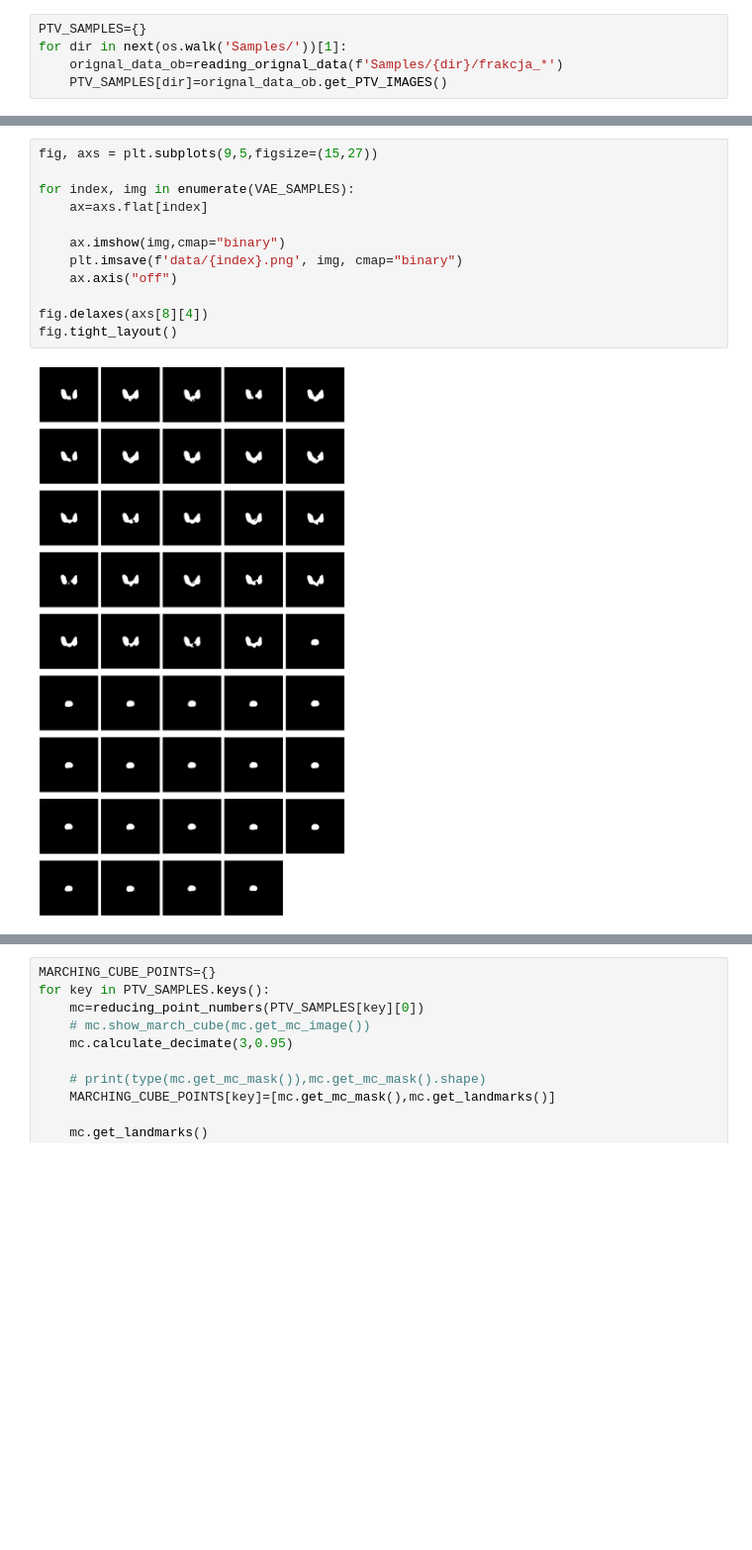
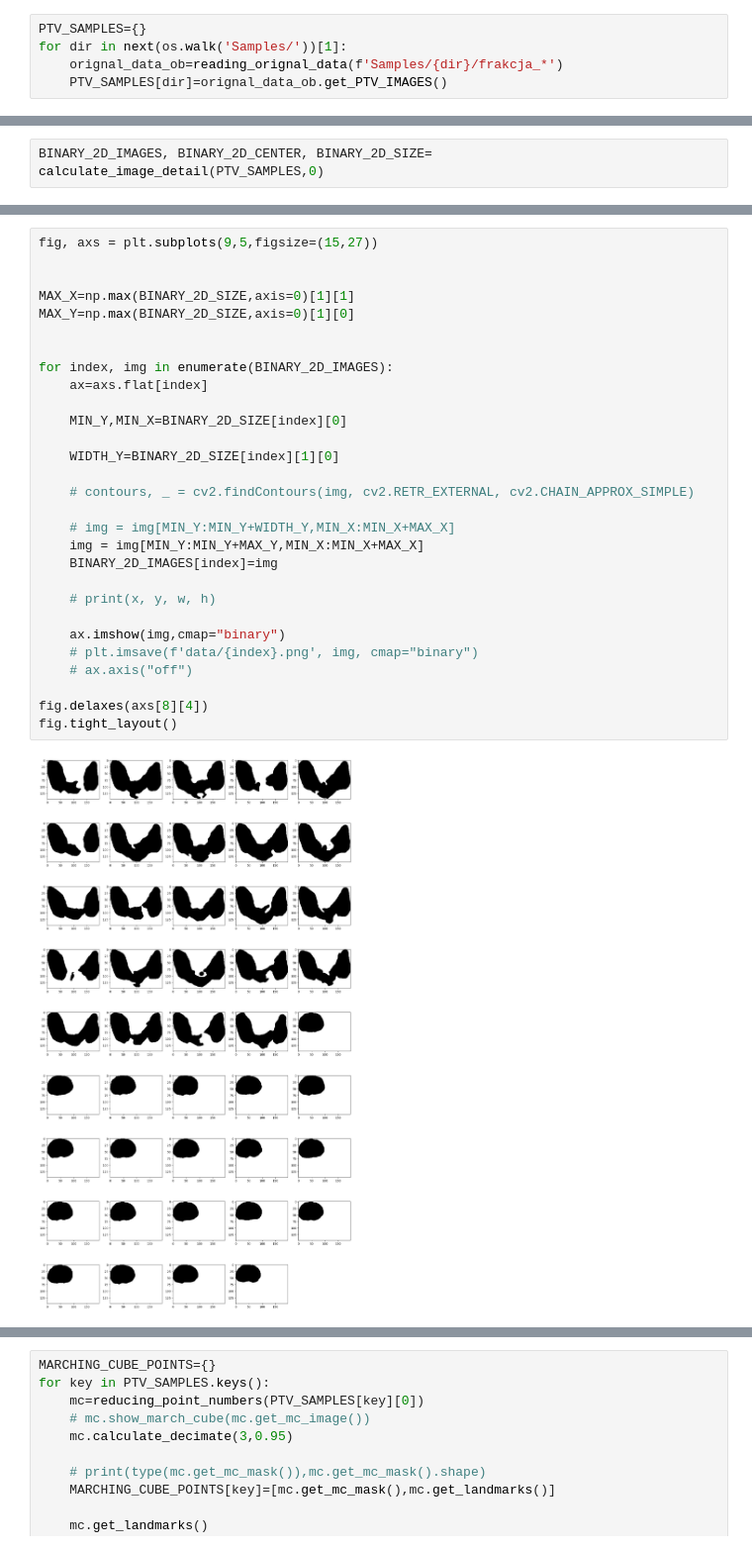
Before and after one commit to Niyaz94/PHD_Statistical_Model_Shape, a Jupyter notebook: Script.ipynb, the cells around one changed output, grey strips where cells are left out. Shown at 99% size. Drawn from its saved outputs; the diff is of its cells as text; blank space fills up the shorter version.

```diff
--- a/Script.ipynb
+++ b/Script.ipynb
@@ -491,0 +490,2 @@ for key, images in PTV_SAMPLES.items():
+# %%
+BINARY_2D_IMAGES, BINARY_2D_CENTER, BINARY_2D_SIZE= calculate_image_detail(PTV_SAMPLES,0)
@@ -492,14 +526,31 @@ for key, images in PTV_SAMPLES.items():
 # %%
 fig, axs = plt.subplots(9,5,figsize=(15,27))
 
-for index, img in enumerate(VAE_SAMPLES):
+
+MAX_X=np.max(BINARY_2D_SIZE,axis=0)[1][1]
+MAX_Y=np.max(BINARY_2D_SIZE,axis=0)[1][0]
+
+
+for index, img in enumerate(BINARY_2D_IMAGES):
     ax=axs.flat[index]
 
+    MIN_Y,MIN_X=BINARY_2D_SIZE[index][0]
+
+    WIDTH_Y=BINARY_2D_SIZE[index][1][0]
+
+    # contours, _ = cv2.findContours(img, cv2.RETR_EXTERNAL, cv2.CHAIN_APPROX_SIMPLE)
+
+    # img = img[MIN_Y:MIN_Y+WIDTH_Y,MIN_X:MIN_X+MAX_X]
+    img = img[MIN_Y:MIN_Y+MAX_Y,MIN_X:MIN_X+MAX_X]
+    BINARY_2D_IMAGES[index]=img
+
+    # print(x, y, w, h)
+
     ax.imshow(img,cmap="binary")
-    plt.imsave(f'data/{index}.png', img, cmap="binary")
-    ax.axis("off")
+    # plt.imsave(f'data/{index}.png', img, cmap="binary")
+    # ax.axis("off")
 
 fig.delaxes(axs[8][4])
 fig.tight_layout()
 # %% [output]
-[figure, old version]
+[figure, new version]
```
Also changed, not shown: parts of 6 cells of this notebook, 3 other files.
